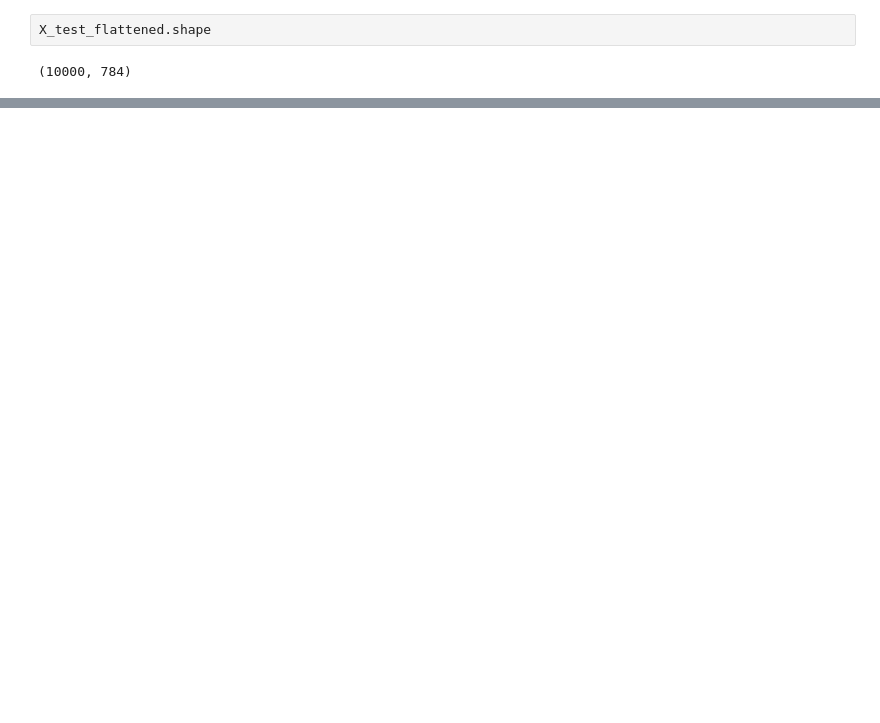
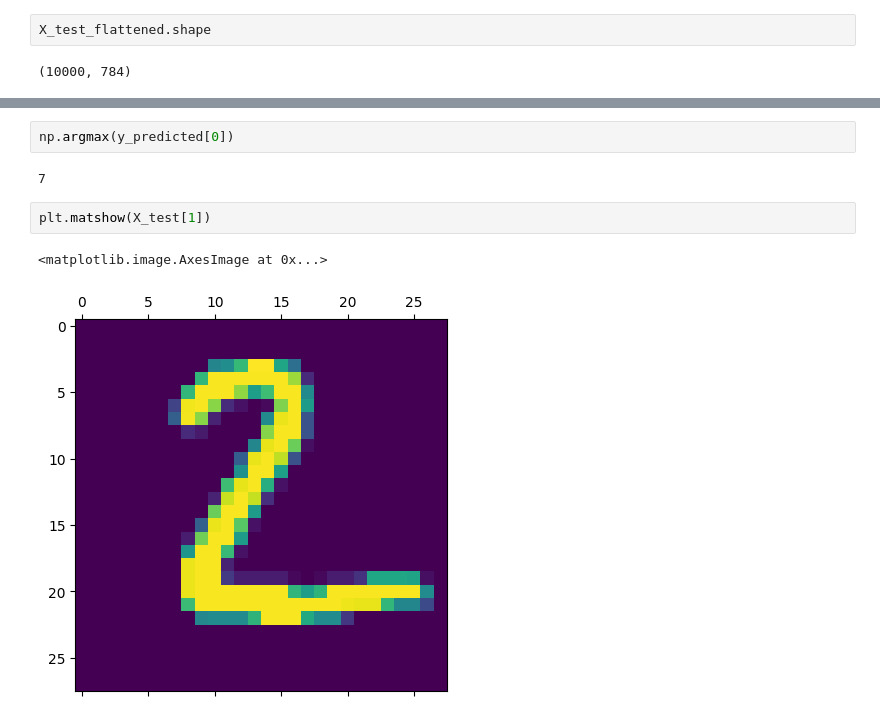
Before and after one commit to imamahasane/DeepLearning, a Jupyter notebook: Neural Network For Handwritten Digits Classification.ipynb, the cells around one changed output, grey strips where cells are left out. Saved outputs shown, nothing was run; the diff lists cells and outputs as text; blank space fills up the shorter version.

```diff
--- a/Neural Network For Handwritten Digits Classification.ipynb
+++ b/Neural Network For Handwritten Digits Classification.ipynb
@@ -120,0 +183,9 @@ array([  0,   0,   0,   0,   0,   0,   0,   0,   0,   0,   0,   0,   0,
+# %%
+np.argmax(y_predicted[0])
+# %% [output]
+7
+# %%
+plt.matshow(X_test[1])
+# %% [output]
+<matplotlib.image.AxesImage at 0x...>
+[figure, added]
```
Also changed, not shown: parts of 20 cells of this notebook.
